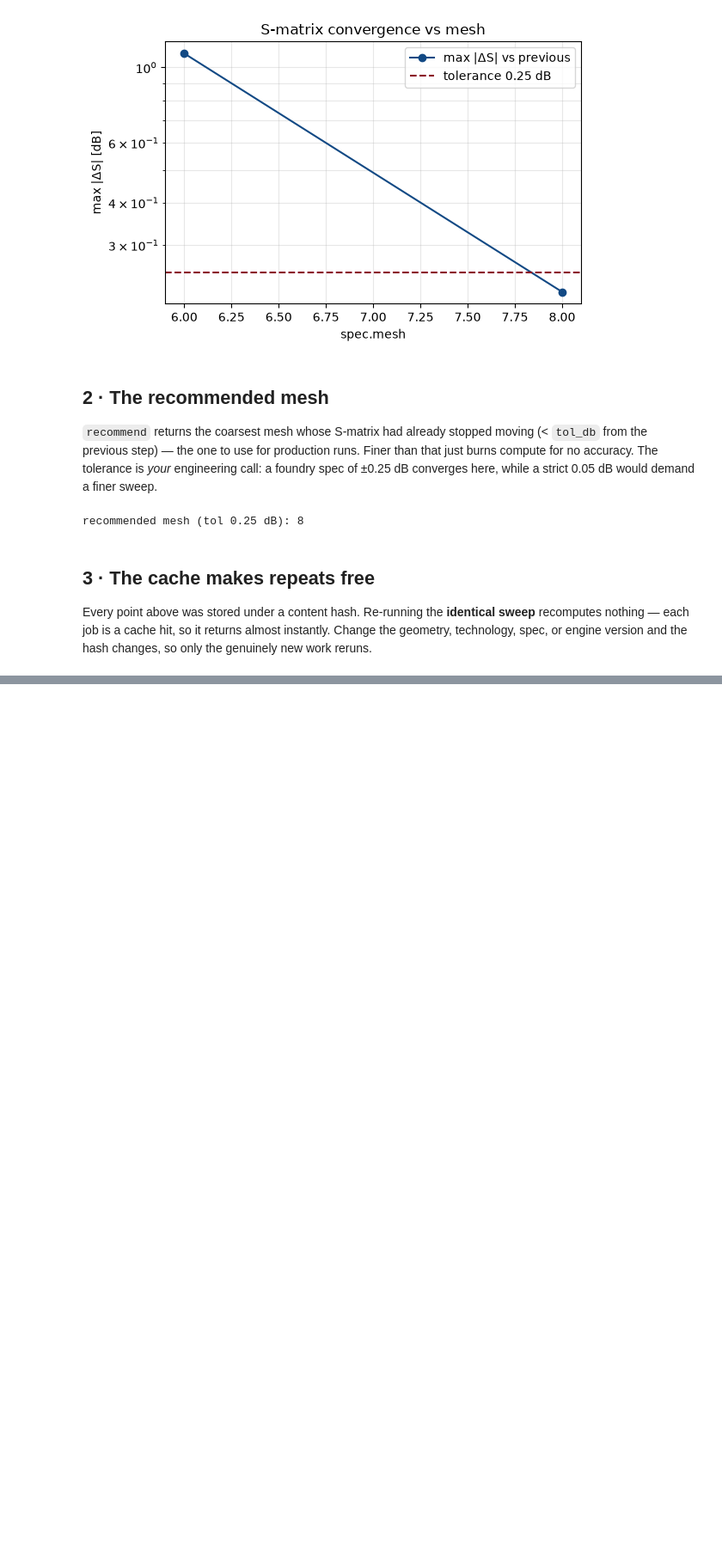
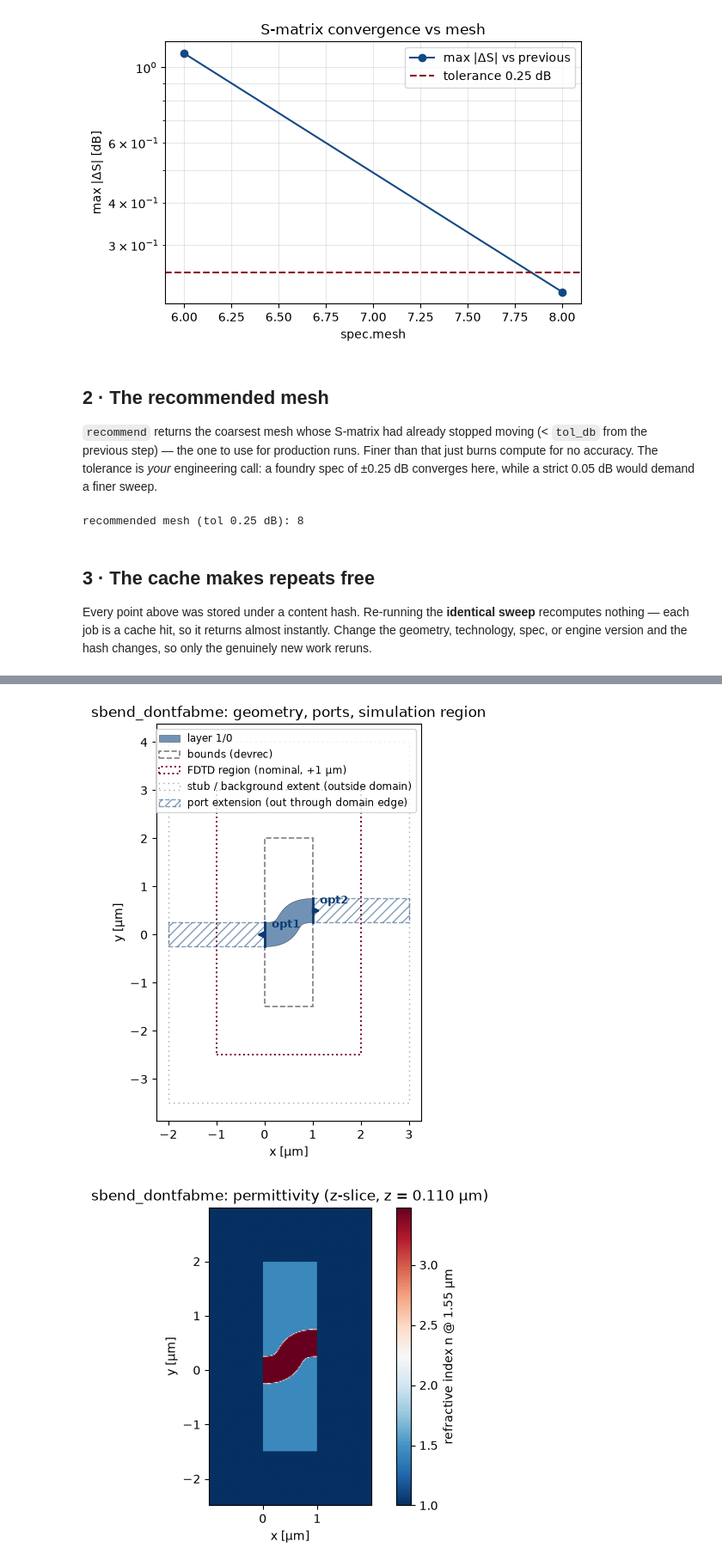
Before and after one commit to SiEPIC/gds_fdtd, a Jupyter notebook: examples/06_convergence_and_caching/06_convergence_and_caching.ipynb, the cells around one changed output, grey strips where cells are left out. Shown at 86% size. Saved outputs shown, nothing was run; the diff lists cells and outputs as text; code cells hidden in the pictures; blank space fills up the shorter version.

```diff
--- a/examples/06_convergence_and_caching/06_convergence_and_caching.ipynb
+++ b/examples/06_convergence_and_caching/06_convergence_and_caching.ipynb
@@ -121,0 +139,11 @@ Lumerical, and how their results line up.
+# %%
+sbend_cell, _ = load_cell(str(_find("examples/devices.gds")), top_cell="sbend_dontfabme")
+sbend = load_component_from_tech(cell=sbend_cell, tech=tech)
+sbend.name = "sbend_dontfabme"
+plot_component(sbend, spec=SimulationSpec())
+plt.show()
+plot_permittivity(sbend, axis="z", position=0.11, wavelength_um=1.55)  # top-down √ε at the Si core
+plt.show()
+# %% [output]
+[figure, added]
+[figure, added]
```
Also changed, not shown: parts of 13 cells of this notebook, 8 other files.
